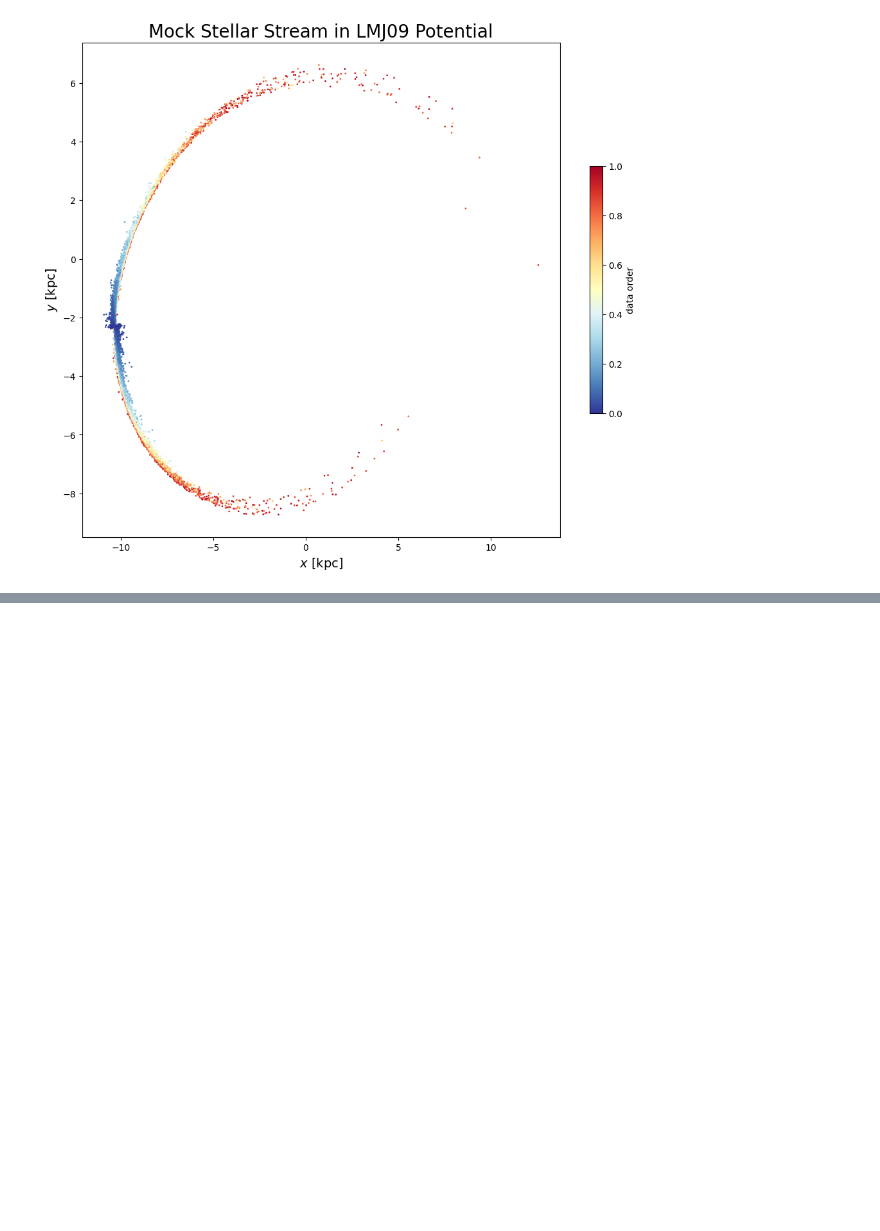
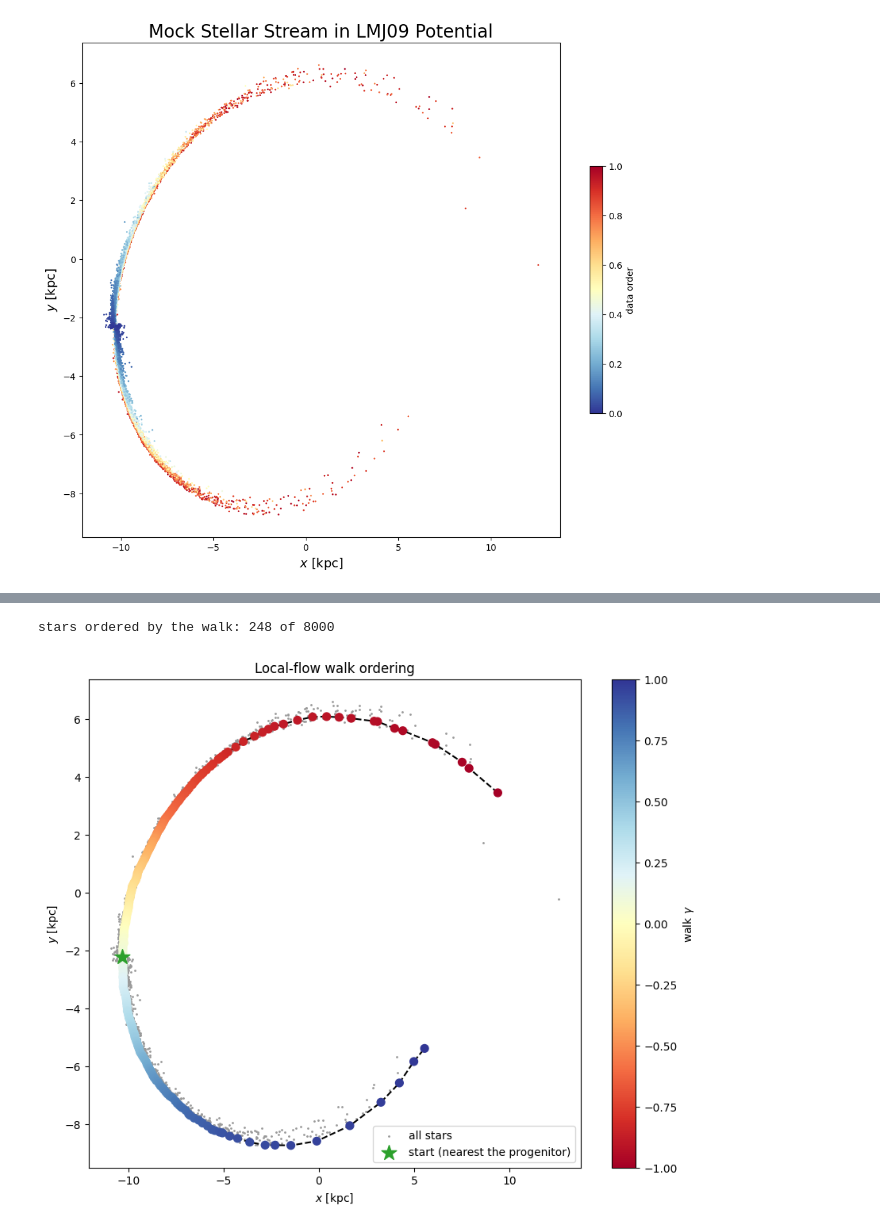
Before and after one commit to GalacticDynamics/phasecurvefit, a Jupyter notebook: docs/tutorials/stream_runningmean.ipynb, the cells around one changed output, grey strips where cells are left out. Drawn from its saved outputs; the diff is of its cells as text; code cells hidden in the pictures; blank space fills up the shorter version.

```diff
--- a/docs/tutorials/stream_runningmean.ipynb
+++ b/docs/tutorials/stream_runningmean.ipynb
@@ -219,0 +120,56 @@ plt.show();
+# %%
+# Determine the starting index as the point closest to the progenitor
+# (a plain Python int: the walk is compiled around it).
+start_idx = int(np.argmin(jnp.linalg.norm(mockstream.q[order] - prog.q, axis=1)))
+
+# Walk configuration
+config = pcf.WalkConfig(
+    strategy=pcf.strats.KDTree(k=50),
+    metric=pcf.metrics.AlignedMomentumDistanceMetric(),
+)
+metric_scale = u.Q(100, "kpc")
+max_dist = u.Q(3, "kpc")
+
+
+# Perform walk
+walkresult = pcf.order(
+    qs,
+    ps,
+    pcf.orderers.LocalFlowOrderer(
+        start_idx=start_idx,
+        metric_scale=metric_scale,
+        max_dist=max_dist,
+        config=config,
+        direction="both",
+    ),
+    metadata=pcf.StateMetadata(usys=usys),
+)
+print(
+    f"stars ordered by the walk: {int((walkresult.indices >= 0).sum())} of {len(order)}"
+)
+# %% [output]
+stars ordered by the walk: 248 of 8000
+# %%
+fig, ax = plt.subplots(figsize=(10, 8))
+ax.scatter(qs["x"], qs["y"], s=1, c="0.6", label="all stars")
+
+ordering = walkresult.ordering
+walk_qs = {k: v[ordering] for k, v in walkresult.positions.items()}
+walk_gamma = np.linspace(*walkresult.gamma_range, len(ordering))
+im = ax.scatter(walk_qs["x"], walk_qs["y"], s=50, c=walk_gamma, cmap="RdYlBu", zorder=3)
+ax.plot(walk_qs["x"], walk_qs["y"], c="k", lw=1.5, ls="--", zorder=2)
+ax.scatter(
+    [qs["x"][start_idx]],
+    [qs["y"][start_idx]],
+    s=200,
+    c="tab:green",
+    marker="*",
+    label="start (nearest the progenitor)",
+    zorder=4,
+)
+fig.colorbar(im, ax=ax, label=r"walk $\gamma$")
+ax.set(xlabel=r"$x$ [kpc]", ylabel=r"$y$ [kpc]", title="Local-flow walk ordering")
+ax.legend()
+plt.show()
+# %% [output]
+[figure, added]
```
Also changed, not shown: parts of 17 cells of this notebook, 1 other file.
